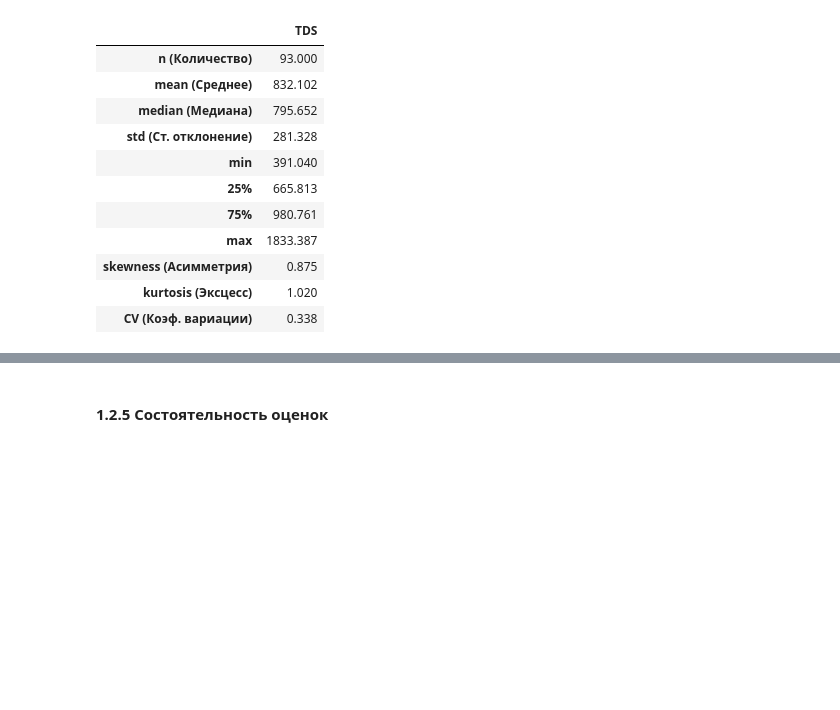
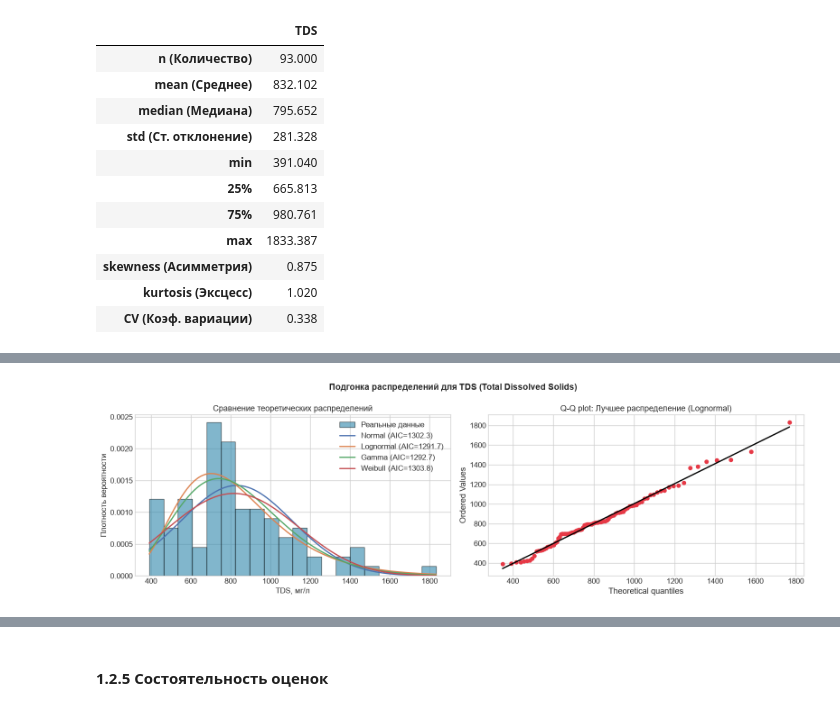
Before and after one commit to dasha1154/lab.stat, a Jupyter notebook: labwork.ipynb, the cells around one changed output, grey strips where cells are left out. Cells and saved outputs as stored; diff of their text form; code cells hidden in the pictures; blank space fills up the shorter version.

```diff
--- a/labwork.ipynb
+++ b/labwork.ipynb
@@ -635,0 +638,84 @@ plt.show()
+# %%
+import numpy as np
+import pandas as pd
+import matplotlib.pyplot as plt
+import scipy.stats as st
+import warnings
+warnings.filterwarnings('ignore')
+
+plt.style.use('seaborn-v0_8-whitegrid')
+plt.rcParams['figure.dpi'] = 100
+
+tds_data = final_data['TDS'].dropna().values
+
+distributions = {
+    'Normal': st.norm,
+    'Lognormal': st.lognorm,
+    'Gamma': st.gamma,
+    'Weibull': st.weibull_min
+}
+
+metrics = []
+x_plot = np.linspace(tds_data.min(), tds_data.max(), 1000)
+
+fig, axes = plt.subplots(1, 2, figsize=(16, 5))
+fig.suptitle('Подгонка распределений для TDS (Total Dissolved Solids)', fontsize=14, fontweight='bold')
+
+axes[0].hist(tds_data, bins=20, density=True, alpha=0.6, color='#2E86AB', edgecolor='black', label='Реальные данные')
+
+best_aic = np.inf
+best_dist_name = ""
+best_params = None
+
+for name, dist in distributions.items():
+    if name == 'Normal':
+        params = dist.fit(tds_data)
+    else:
+        params = dist.fit(tds_data, floc=0)
+
+    log_likelihood = np.sum(dist.logpdf(tds_data, *params))
+    k = len(params)
+    n = len(tds_data)
+
+    aic = 2 * k - 2 * log_likelihood
+    bic = k * np.log(n) - 2 * log_likelihood
+
+    ks_stat, ks_pvalue = st.kstest(tds_data, dist.cdf, args=params)
+
+    metrics.append({
+        'Распределение': name,
+        'Параметры': np.round(params, 4),
+        'Log-Likelihood': np.round(log_likelihood, 2),
+        'AIC': np.round(aic, 2),
+        'BIC': np.round(bic, 2),
+        'KS p-value': np.round(ks_pvalue, 4)
+    })
+
+    if aic < best_aic:
+        best_aic = aic
+        best_dist_name = name
+        best_params = params
+
+    axes[0].plot(x_plot, dist.pdf(x_plot, *params), label=f'{name} (AIC={aic:.1f})', lw=2)
+
+axes[0].set_title('Сравнение теоретических распределений')
+axes[0].set_xlabel('TDS, мг/л', fontsize=12)
+axes[0].set_ylabel('Плотность вероятности', fontsize=12)
+axes[0].legend()
+
+best_dist_func = distributions[best_dist_name]
+st.probplot(tds_data, dist=best_dist_func, sparams=best_params, plot=axes[1])
+axes[1].get_lines()[0].set_markerfacecolor('#E63946')
+axes[1].get_lines()[0].set_markeredgecolor('#E63946')
+axes[1].get_lines()[1].set_color('black')
+axes[1].get_lines()[1].set_linewidth(2)
+axes[1].set_title(f'Q-Q plot: Лучшее распределение ({best_dist_name})')
+
+plt.tight_layout()
+plt.show()
+
+print("\nТаблица метрик по TDS:")
+df_metrics = pd.DataFrame(metrics)
+display(df_metrics.sort_values(by='AIC'))
+# %% [output]
+[figure, added]
```
Also changed, not shown: parts of 16 cells of this notebook.
